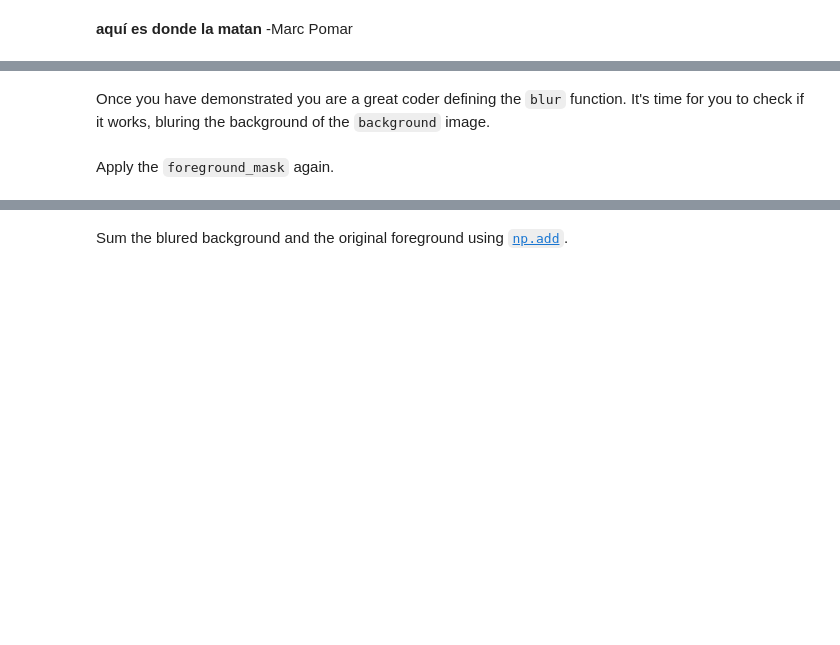
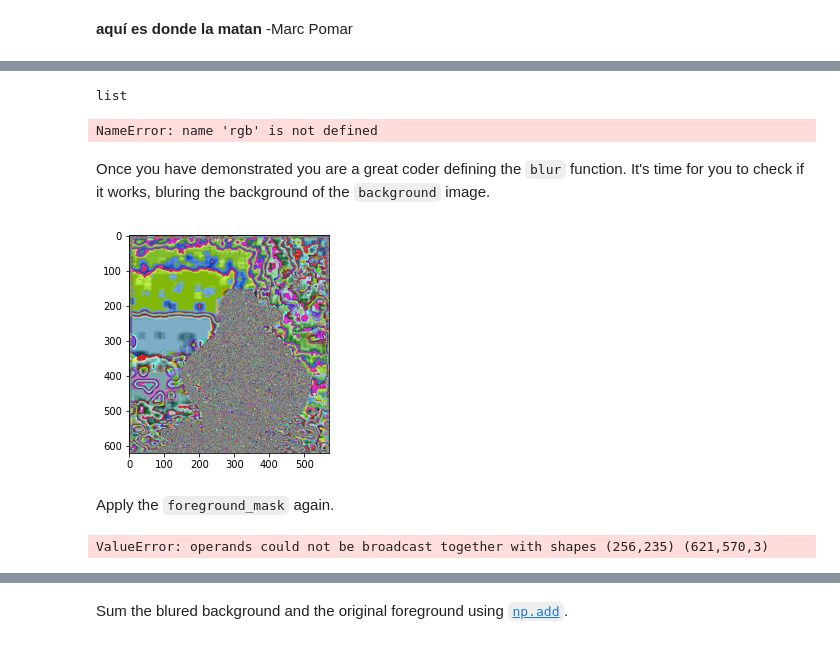
Before and after one commit to adrianacoca/lab-image-segmentation, a Jupyter notebook: main.ipynb, the cells around one changed output, grey strips where cells are left out. Drawn from its saved outputs; the diff is of its cells as text; code cells hidden in the pictures; blank space fills up the shorter version.

```diff
--- a/main.ipynb
+++ b/main.ipynb
@@ -226,2 +260,44 @@ Make sure the type of the output is `np.uint8`.
+# %%
+type([8])
+# %% [output]
+list
+# %%
+def blur(img, conv_max=250):
+    kernel=np.random.rand(20,20)
+    image = np.asarray(img)
+    #Apply blur for each R, G, B
+    R=[]
+    G=[]
+    B=[]
+    for i in range(len(image)):
+        r=[]
+        g=[]
+        b=[]
+        for i2 in range(len(image[i])):
+            r.append(int(image[i,i2,0]))
+            g.append(int(image[i,i2,1]))
+            b.append(int(image[i,i2,2]))
+        R.append(list(r))
+        G.append(list(g))
+        B.append(list(b))
+    R=np.asarray(R)
+    G=np.asarray(G)
+    B=np.asarray(B)
+    convr = scipy.signal.convolve2d(R, kernel, mode="same")
+    convg = scipy.signal.convolve2d(G, kernel, mode="same")
+    convb = scipy.signal.convolve2d(B, kernel, mode="same")
+    convr = convr / (np.amax(convr) / conv_max)
+    convg = convg / (np.amax(convg) / conv_max)
+    convb = convb / (np.amax(convb) / conv_max)
+    r_blur = np.absolute(convr)
+    g_blur = np.absolute(convg)
+    b_blur = np.absolute(convb)
+    #Join blured R, G, B
+    rgb_blur=np.stack((r_blur,g_blur,b_blur), axis=-1)
+    return rgb_blur
+# %%
+blur(img)
+# %% [output]
+NameError: name 'rgb' is not defined
 # %% [markdown]
 Once you have demonstrated you are a great coder defining the `blur` function. It's time for you to check if it works, bluring the background of the `background` image.
@@ -230,2 +304,6 @@ Once you have demonstrated you are a great coder defining the `blur` function. I
+# %%
+back_blur = plt.imshow((blur(img) * 255).astype(np.uint8))
+# %% [output]
+[figure, added]
 # %% [markdown]
 Apply the `foreground_mask` again.
@@ -233,0 +310,4 @@ Apply the `foreground_mask` again.
+# %%
+foreground=plt.imshow(foreground_mask*blur(img), cmap="gray")
+# %% [output]
+ValueError: operands could not be broadcast together with shapes (256,235) (621,570,3)
```
Also changed, not shown: parts of 20 cells of this notebook, 2 other files.
